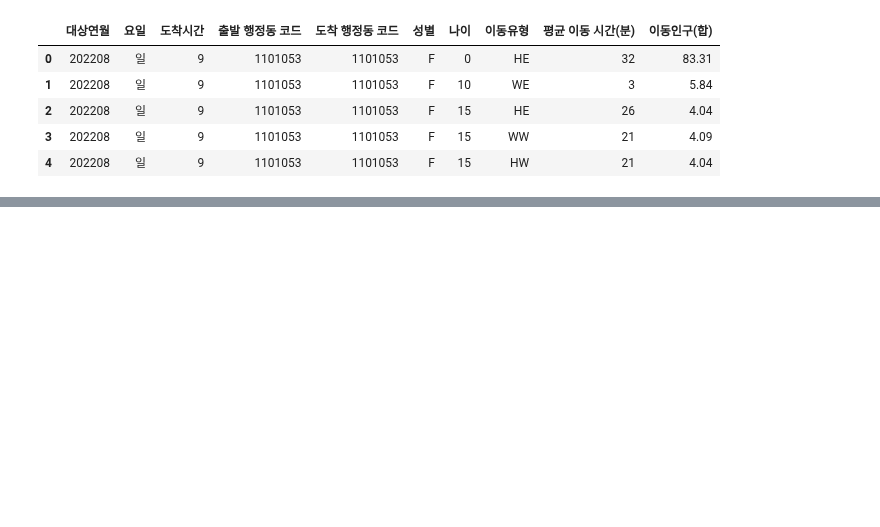
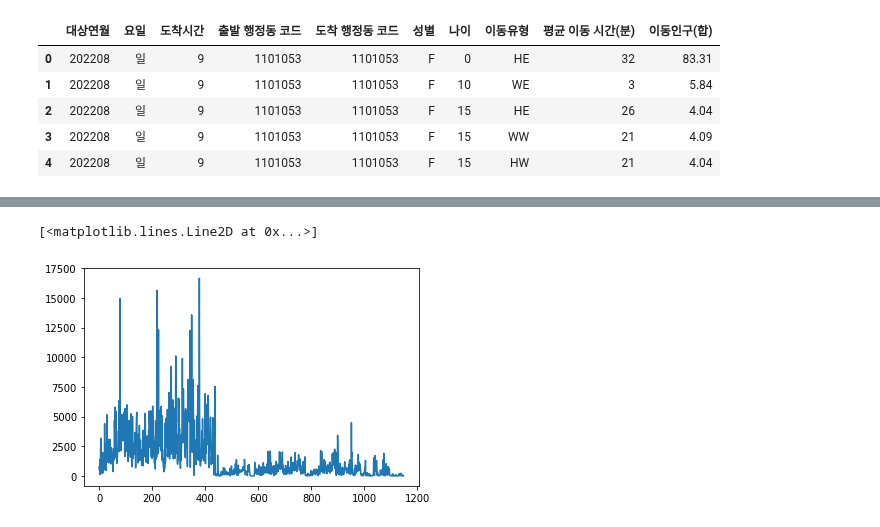
Before and after one commit to lg960214/DACON_Seoul_6, a Jupyter notebook: pre.ipynb, the cells around one changed output, grey strips where cells are left out. Cells and saved outputs as stored; diff of their text form; code cells hidden in the pictures; blank space fills up the shorter version.

```diff
--- a/pre.ipynb
+++ b/pre.ipynb
@@ -16,0 +34,15 @@ df.head()
+# %%
+df1 = df1.iloc[:, [3,4,9]] # 출발 행정동 코드, 도착 행정동 코드, 이동인구(합)
+
+idx = df1['이동인구(합)']=="*"
+df1['이동인구(합)'][idx] = 1.0
+
+df1['이동인구(합)'] = df1['이동인구(합)'].astype('float32')
+
+idx = df1['이동인구(합)']>=1
+df1 = df1.loc[idx, :]
+
+df1 = df1.groupby(['출발 행정동 코드', '도착 행정동 코드'])['이동인구(합)'].sum()
+df1 = df1.reset_index()
+
+df1
@@ -16,0 +67,22 @@ df.head()
+# %%
+dong_code1 = set(df1["출발 행정동 코드"].unique())
+dong_code2 = set(df1["도착 행정동 코드"].unique())
+dong_code = list( set.union(dong_code1, dong_code2) )
+dong_code.sort()
+p = len(dong_code)
+dict_dong_index = dict(zip(dong_code, range(p)))
+dict_index_dong = dict(zip(range(p), dong_code))
+
+n = df1.shape[0]
+
+start_loc = np.array(df1['출발 행정동 코드'], dtype ='int64')
+end_loc = np.array(df1['도착 행정동 코드'], dtype ='int64')
+pop = np.array(df1['이동인구(합)'], dtype='float32')
+trans_mat = np.zeros(shape = (p,p))
+# %%
+for i in range(n):
+    k1 = dict_dong_index.get(start_loc[i])
+    k2 = dict_dong_index.get(end_loc[i])
+    trans_mat[k1,k2] = pop[i]
+    if i%1000==0:
+        print(i)
@@ -16,0 +107,5 @@ df.head()
+# %%
+plt.plot(trans_mat.sum(axis = 1))
+# %% [output]
+[<matplotlib.lines.Line2D at 0x...>]
+[figure, added]
```
Also changed, not shown: parts of 11 cells of this notebook.
